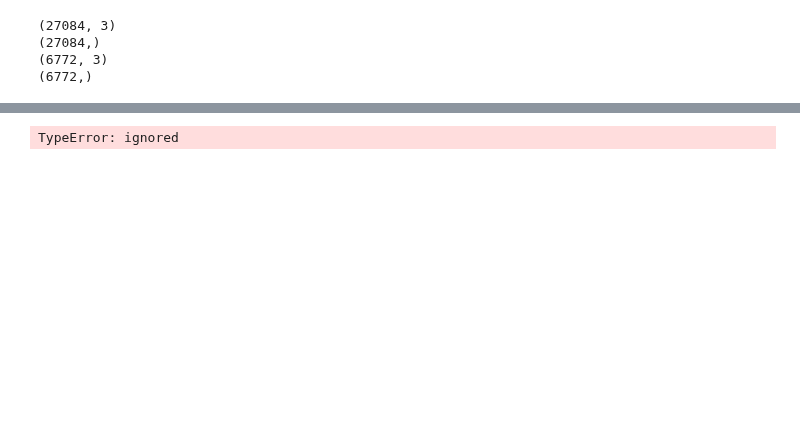
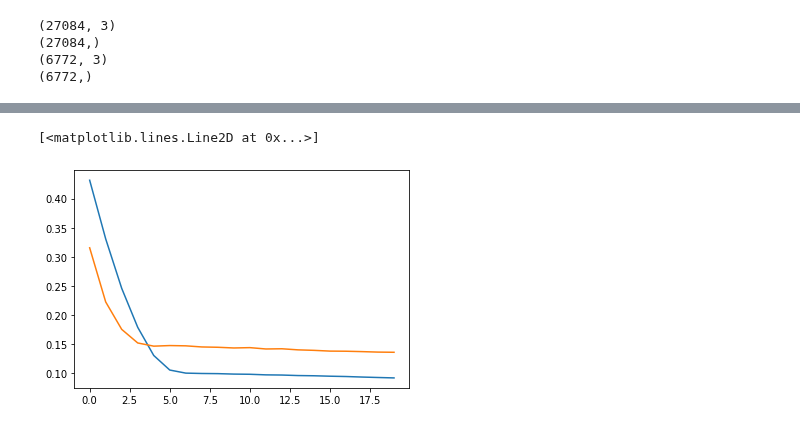
Before and after one commit to Mohamed-derbeli/Application-of-ML-in-a-fuel-cell-system, a Jupyter notebook: Modeling_of_a_Commercial_Heliocentris_PEMFC_System.ipynb, the cells around one changed output, grey strips where cells are left out. Cells and saved outputs as stored; diff of their text form; code cells hidden in the pictures; blank space fills up the shorter version.

```diff
--- a/Modeling_of_a_Commercial_Heliocentris_PEMFC_System.ipynb
+++ b/Modeling_of_a_Commercial_Heliocentris_PEMFC_System.ipynb
@@ -305,35 +305,41 @@ callbacks0 = myCallback()
 # %%
 # Set up the model
 model = models.Sequential()
-model.add(layers.Dense(3, activation="relu", input_shape=(3,))) #The first hidden layer would need to have input_shape set to the value matching the number of features.
-model.add(layers.Dense(3, activation="relu"))
+model.add(layers.Dense(3, activation="sigmoid", input_shape=(3,))) #The first hidden layer would need to have input_shape set to the value matching the number of features.
+model.add(layers.Dense(3, activation="sigmoid"))
 model.add(layers.Dense(1, activation="linear")) # for regression problem, the last layer would only require 1 node and a "linear activation function" or "no activation function".
 
 
-# Configure the network with optimizer, loss function and accuracy:
-model.compile(optimizer=optimizers.RMSprop(learning_rate=0.01),
-                loss='mse',     # The purpose of loss functions is to compute the quantity that a model should seek to minimize during training. the loss function is set to be mean squared error (mse)
-								                # function which is the square of the difference between the predictions and the targets.
-                metrics=['mae']) # A metric is a function that is used to judge the performance of your model. Here, an absolute value of the difference between the predictions and the targets is used.
+# # Compile the model: configure the network with optimizer, loss function and accuracy:
+model.compile(optimizer=optimizers.RMSprop(learning_rate=0.001),
+                loss='mse',     # The purpose of loss functions is to compute the quantity that a model should seek to minimize during training mse=(predictions-targets)^2
+                metrics=['mae']) # A metric is a function that is used to judge the performance of your model .
+
+# Fit the network
+history = model.fit(Input_train, Output_train,
+                    validation_data=(Input_test, Output_test),
+                    epochs=20,
+                    batch_size=1000, #default 32
+					          verbose=1,
+										)#callbacks=[callbacks]) # verbose=0 will show you nothing/ verbose=1 will show you an animated progress for each epoch/ verbose=2 will just mention the number of epoch
+
+plt.plot(history.history['mae'], label='train')
+plt.plot(history.history['val_mae'], label='test')
 
 
-# Fit the network
 
+
+# evaluate the model
+# scores = model.evaluate(Input_train, Output_train)
+# print("%s: %.2f%%" % (model.metrics_names[1], scores[1]*100))
+
+# Keras Regression Metrics: mse, mae, mape (Mean Absolute Percentage Error), cosine,
+# Keras Classification Metrics: acc, sparse_categorical_accuracy, top_k_categorical_accuracy,sparse_top_k_categorical_accuracy
 
 # Epochs Vs Iterations Vs baches
 # Epochs: the number of epochs is the number of complete passes through the training dataset.
 # Iterations: is the number of batches needed to complete one epoch. We can divide the dataset of 2000 examples into batches of 500 then it will take 4 iterations to complete 1 epoch.
 # batch_size: refers to the number of training examples utilized in one iteration.
 # Note: The number of batches is equal to number of iterations for one epoch.
-history = model.fit(Input_train, Output_train,
-                    validation_data=(Input_test, Output_test),
-                    epochs=20,
-                    batch_size=20, #default 32
-					          verbose=1,
-										callbacks=callbacks0) # verbose=0 will show you nothing/ verbose=1 will show you an animated progress for each epoch/ verbose=2 will just mention the number of epoch
-
-# Configure the model and start training
-# model.compile(loss='mean_absolute_error', optimizer='adam', metrics=['mean_squared_error'])
-# model.fit(X, Y, epochs=250, batch_size=1, verbose=1, validation_split=0.2)
 # %% [output]
 Epoch 1/20
@@ -341,4 +362,5 @@ Epoch 1/20
-TypeError: ignored
+[<matplotlib.lines.Line2D at 0x...>]
+[figure, added]
 # %%
 # with urllib.request.urlopen('https://raw.githubusercontent.com/Mohamed-derbeli/Fuel-cell-system/main/FC50_All_data00.csv') as csvfile:
 #    read_data = csvfile.read().decode('utf-8')
```
Also changed, not shown: parts of 5 cells of this notebook.
